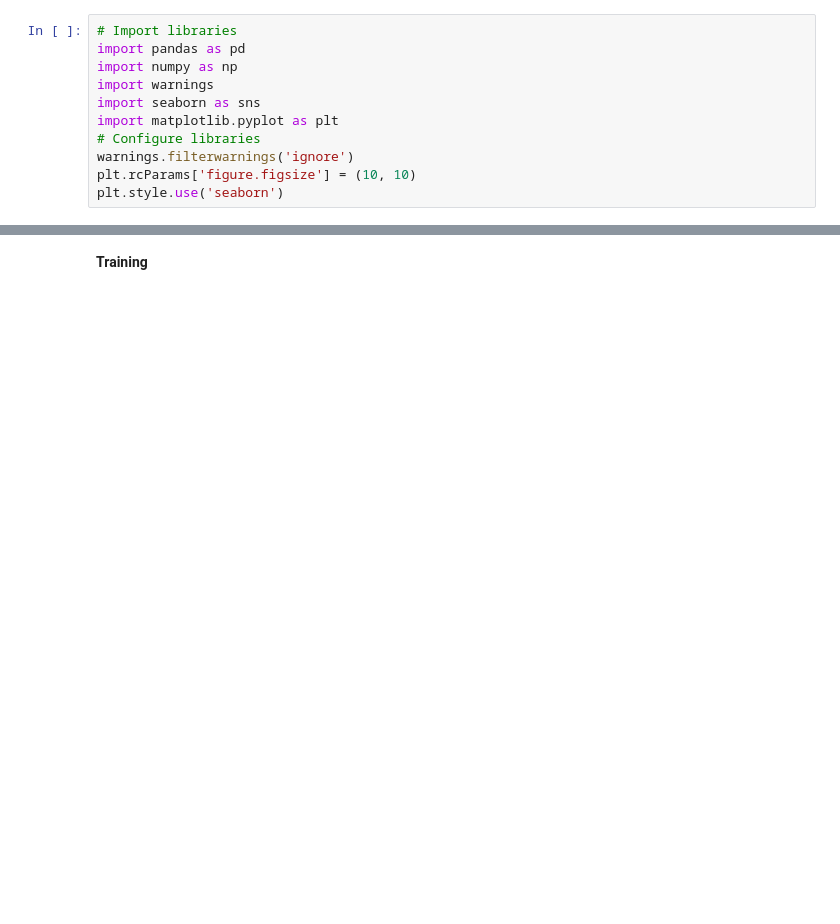
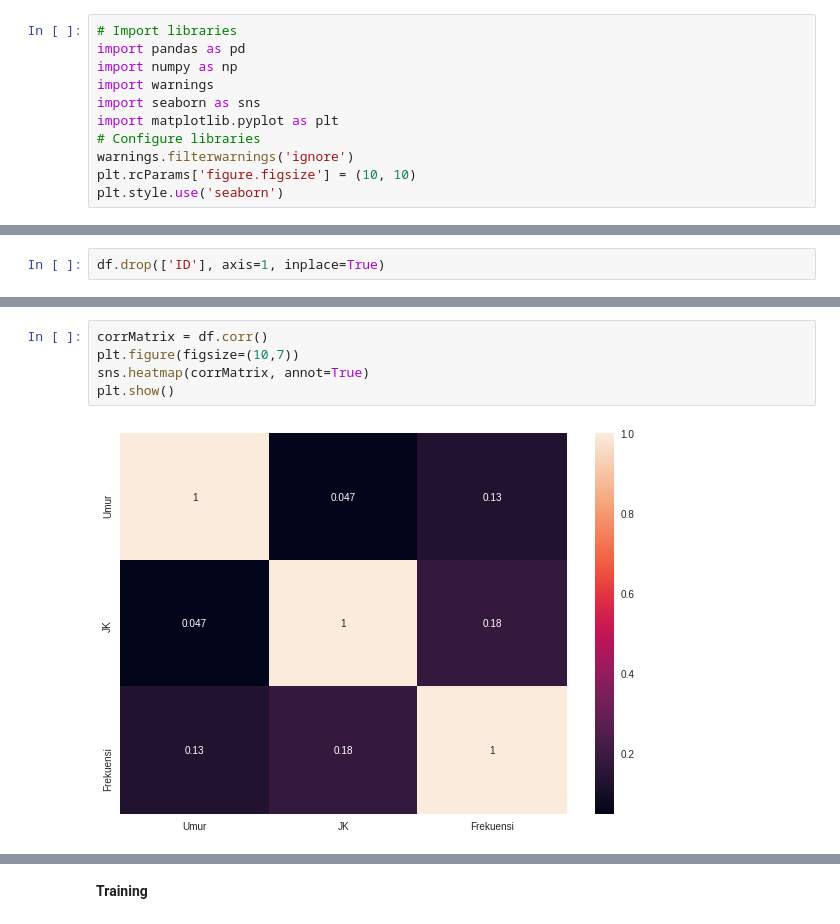
Before and after one commit to ds-dti/DS02_05_Attrition-Employee-Prediction, a Jupyter notebook: pre_processing.ipynb, the cells around one changed output, grey strips where cells are left out. Drawn from its saved outputs; the diff is of its cells as text; blank space fills up the shorter version.

```diff
--- a/pre_processing.ipynb
+++ b/pre_processing.ipynb
@@ -52,4 +68,6 @@ Gol (Rh)     0
 JK           0
 Frekuensi    0
 dtype: int64
+# %%
+df.drop(['ID'], axis=1, inplace=True)
 # %%
@@ -58,0 +89,7 @@ Index(['No', 'ID', 'Nama', 'Umur', 'Gol (Rh)', 'JK', 'Frekuensi'], dtype='object
+# %%
+corrMatrix = df.corr()
+plt.figure(figsize=(10,7))
+sns.heatmap(corrMatrix, annot=True)
+plt.show()
+# %% [output]
+[figure, added]
```
Also changed, not shown: parts of 9 cells of this notebook.
